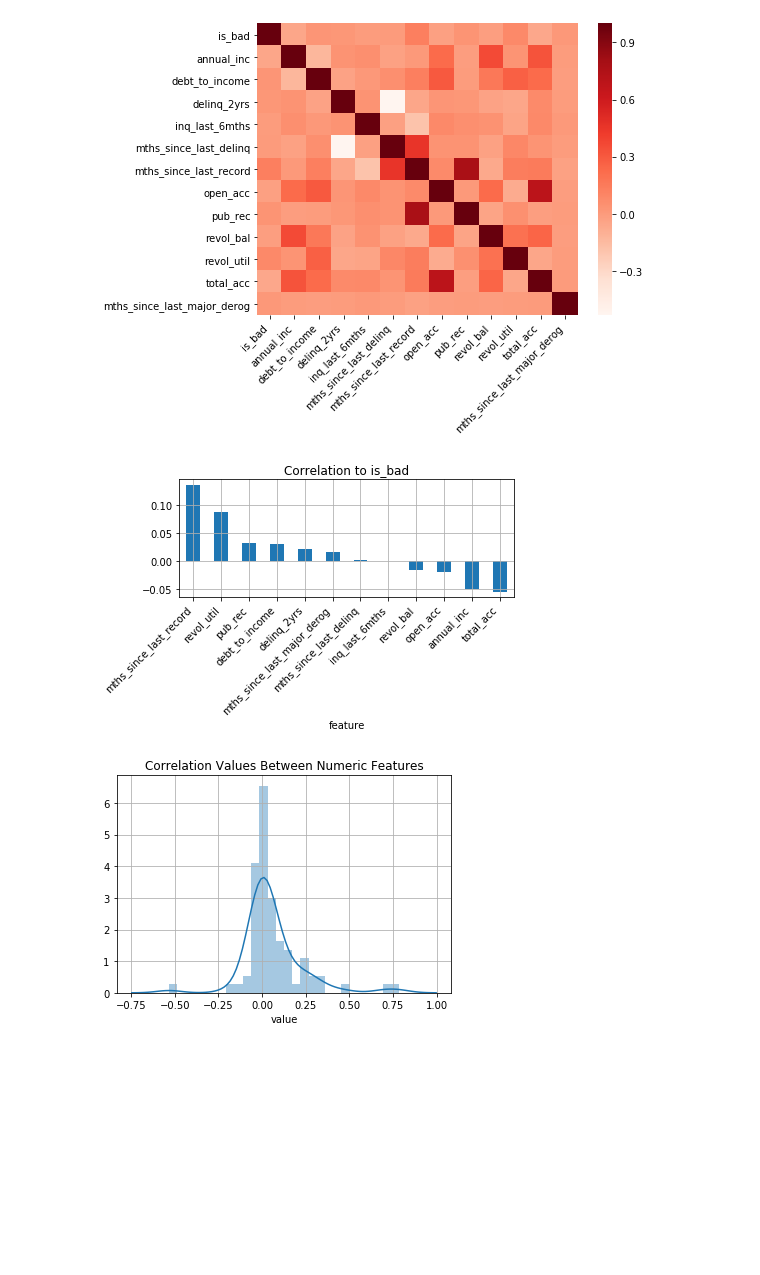
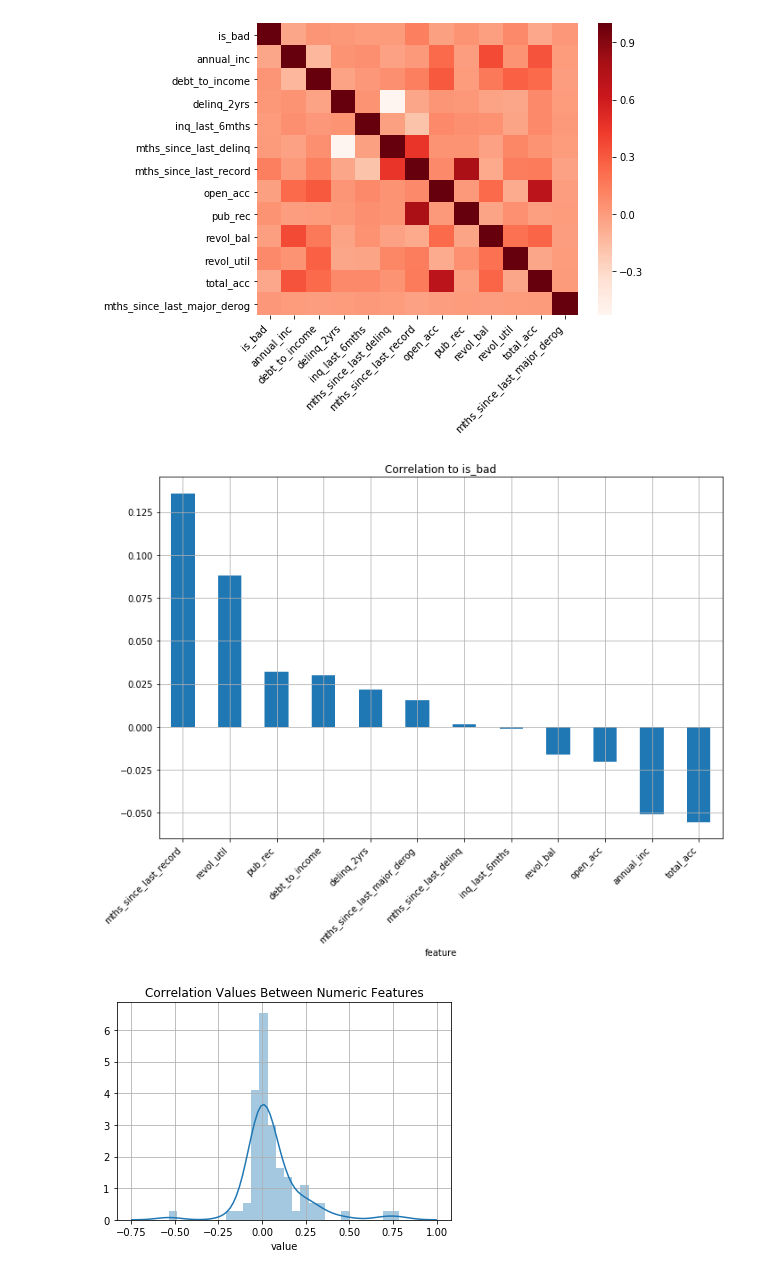
Before and after one commit to bethanymbaker/arch, a Jupyter notebook: notebooks/MavenWave.ipynb, the cells around one changed output. Saved outputs shown, nothing was run; the diff lists cells and outputs as text; code cells hidden in the pictures; blank space fills up the shorter version.

```diff
--- a/notebooks/MavenWave.ipynb
+++ b/notebooks/MavenWave.ipynb
@@ -69,15 +71,15 @@ plt.gcf().tight_layout()
 # %%
 corr_2 = corr.unstack().to_frame('value').reset_index()
 corr_2 = corr_2[corr_2.level_0 != corr_2.level_1]
 
 tmp = corr_2[corr_2.level_0 == 'is_bad'].rename(columns={'level_1': 'feature'}).set_index('feature')[
     ['value']].sort_values('value', ascending=False)
-tmp.plot(kind='bar', grid=True, legend=None)
+tmp.plot(kind='bar', grid=True, legend=None, figsize=(10,8))
 plt.title('Correlation to is_bad')
 plt.xticks(rotation='45', ha='right')
 plt.gcf().tight_layout()
 # %% [output]
-[figure, old version]
+[figure, new version]
 # %%
 corr_2['features_set'] = corr_2.apply(lambda row: str(sorted([row.level_0, row.level_1])), axis=1)
 corr_2 = corr_2.drop_duplicates(subset=['features_set']) \
```
Also changed, not shown: parts of 1 cell of this notebook.
